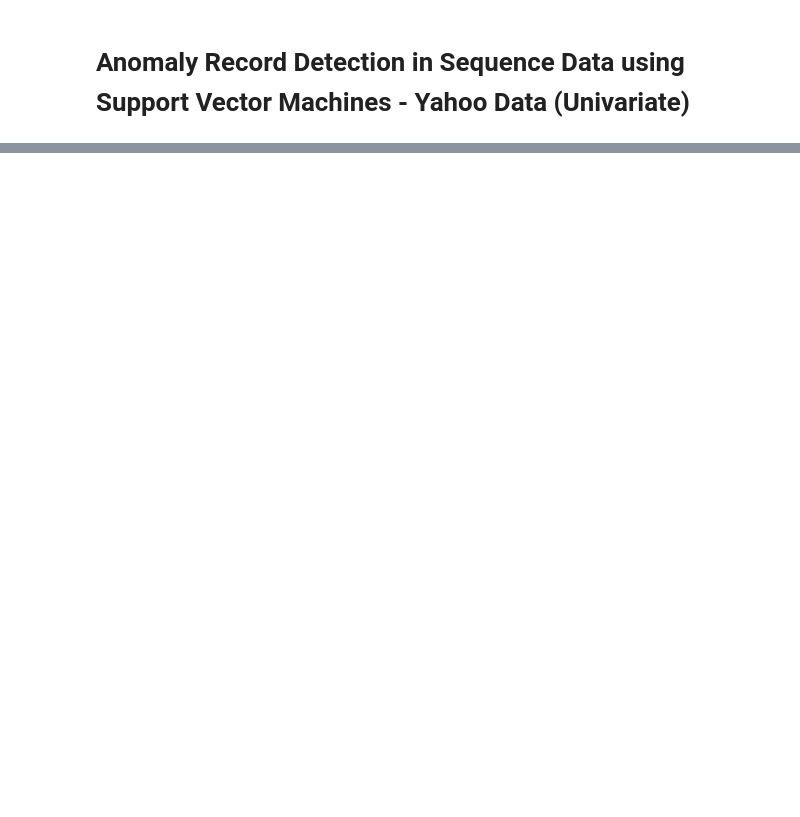
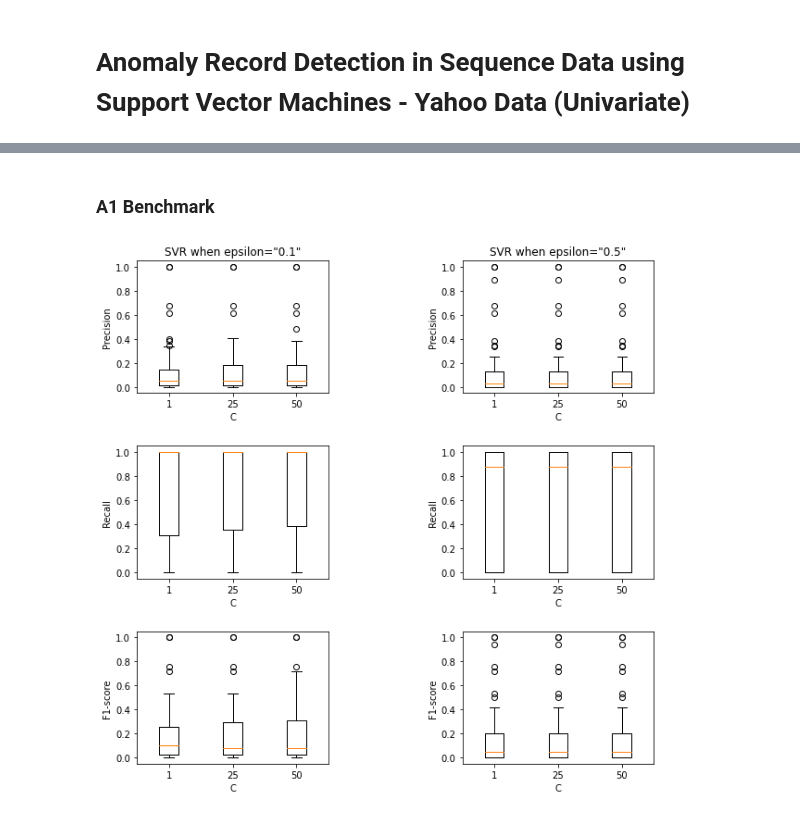
Before and after one commit to Time-Series-Anomaly-Detection-Group/ML-Methods, a Jupyter notebook: Anomaly detection using SVM-Univariate time series data.ipynb, the cells around one changed output, grey strips where cells are left out. Drawn from its saved outputs; the diff is of its cells as text; code cells hidden in the pictures; blank space fills up the shorter version.

Commit message:
Analyzing results for univariate time series data

```diff
--- a/Anomaly detection using SVM-Univariate time series data.ipynb
+++ b/Anomaly detection using SVM-Univariate time series data.ipynb
@@ -161,0 +130,26 @@ Precision : 0.0 Recall : 0.0 F1-score : 0.0
+# %%
+def getMetricResults(dictionary):
+    """
+    Reads data from the dictionary and generates a list of required measure
+
+    dictionary - dictionary containing key, value pairs of filename and metric list
+
+    returns 3 lists of each metric values
+    """
+
+    precision_results = []
+    for fname in dictionary:
+        all_results = dictionary[fname]
+        precision_results.append(all_results[0])
+
+    recall_results = []
+    for fname in dictionary:
+        all_results = dictionary[fname]
+        recall_results.append(all_results[1])
+
+    f1_results = []
+    for fname in dictionary:
+        all_results = dictionary[fname]
+        f1_results.append(all_results[2])
+
+    return precision_results, recall_results, f1_results
@@ -161,0 +234,23 @@ Precision : 0.0 Recall : 0.0 F1-score : 0.0
+# %% [markdown]
+### A1 Benchmark
+# %%
+A1_dict_default = predictTimeSeries('./data/ydata-labeled-time-series-anomalies-v1_0/A1Benchmark_processed/*.csv',1)
+A1_dict_C_1_5 = predictTimeSeries('./data/ydata-labeled-time-series-anomalies-v1_0/A1Benchmark_processed/*.csv',1,C=25)
+A1_dict_C_2_0 = predictTimeSeries('./data/ydata-labeled-time-series-anomalies-v1_0/A1Benchmark_processed/*.csv',1,C=50)
+A1_dict_gamma_auto = predictTimeSeries('./data/ydata-labeled-time-series-anomalies-v1_0/A1Benchmark_processed/*.csv',1, epsilon=0.5)
+A1_dict_g_auto_C_1_5 = predictTimeSeries('./data/ydata-labeled-time-series-anomalies-v1_0/A1Benchmark_processed/*.csv',1,epsilon=0.5, C=25)
+A1_dict_g_auto_C_2_0 = predictTimeSeries('./data/ydata-labeled-time-series-anomalies-v1_0/A1Benchmark_processed/*.csv',1,epsilon=0.5, C=50)
+# %%
+# results for epsilon = 0.1
+a1_p1, a1_r1, a1_f1 = getMetricResults(A1_dict_default)
+a1_p2, a1_r2, a1_f2 = getMetricResults(A1_dict_C_1_5)
+a1_p3, a1_r3, a1_f3 = getMetricResults(A1_dict_C_2_0)
+
+# results for epsilon = 0.5
+a1_p1_n, a1_r1_n, a1_f1_n = getMetricResults(A1_dict_gamma_auto)
+a1_p2_n, a1_r2_n, a1_f2_n = getMetricResults(A1_dict_g_auto_C_1_5)
+a1_p3_n, a1_r3_n, a1_f3_n = getMetricResults(A1_dict_g_auto_C_2_0)
+
+draw_box_plots(a1_p1, a1_p2, a1_p3, a1_r1, a1_r2, a1_r3, a1_f1, a1_f2, a1_f3, a1_p1_n, a1_p2_n, a1_p3_n, a1_r1_n, a1_r2_n, a1_r3_n, a1_f1_n, a1_f2_n, a1_f3_n)
+# %% [output]
+[figure, added]
```
Also changed, not shown: parts of 23 cells of this notebook, 2 other files.
